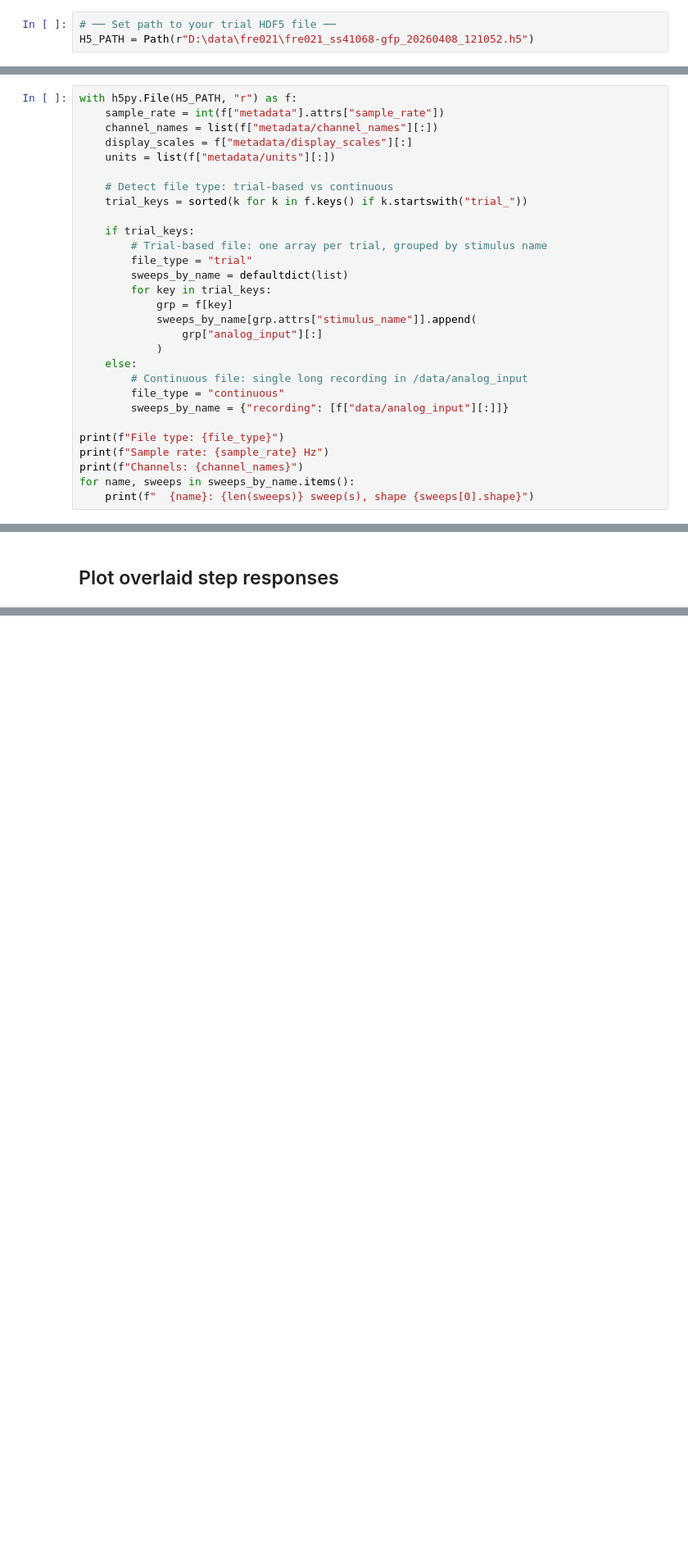
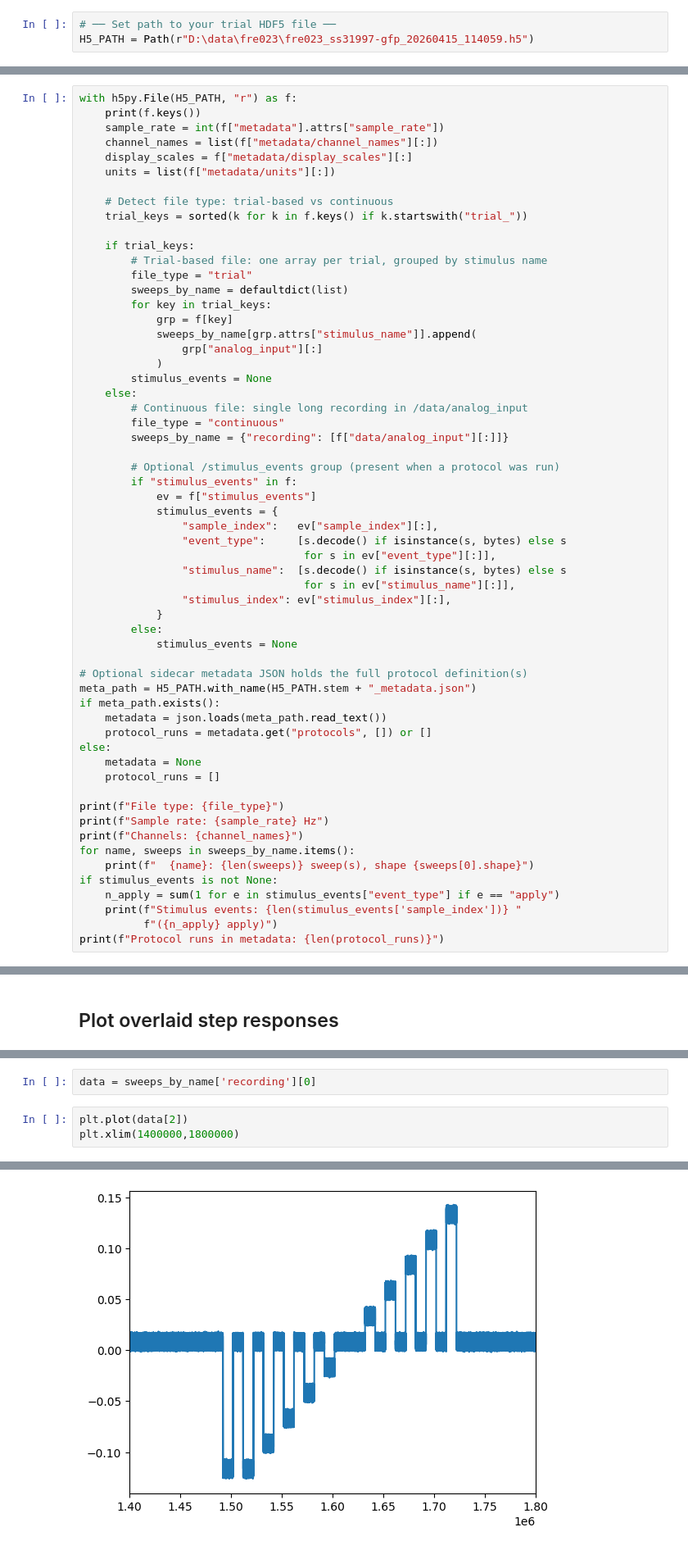
Before and after one commit to kylethieringer/ephys-acquisition, a Jupyter notebook: analysis/current_injection_steps.ipynb, the cells around one changed output, grey strips where cells are left out. Shown at 82% size. Saved outputs shown, nothing was run; the diff lists cells and outputs as text; blank space fills up the shorter version.

```diff
--- a/analysis/current_injection_steps.ipynb
+++ b/analysis/current_injection_steps.ipynb
@@ -23,12 +81,13 @@ if str(PROJECT_ROOT) not in sys.path:
 # %%
 # ── Set path to your trial HDF5 file ──
-H5_PATH = Path(r"D:\data\fre021\fre021_ss41068-gfp_20260408_121052.h5")
+H5_PATH = Path(r"D:\data\fre023\fre023_ss31997-gfp_20260415_114059.h5")
 # %% [markdown]
 ## Load data
 
 Works with both trial-based (`_trials.h5`) and continuous (`.h5`) recordings.
 # %%
 with h5py.File(H5_PATH, "r") as f:
+    print(f.keys())
     sample_rate = int(f["metadata"].attrs["sample_rate"])
     channel_names = list(f["metadata/channel_names"][:])
     display_scales = f["metadata/display_scales"][:]
@@ -46,14 +105,43 @@ with h5py.File(H5_PATH, "r") as f:
             sweeps_by_name[grp.attrs["stimulus_name"]].append(
                 grp["analog_input"][:]
             )
+        stimulus_events = None
     else:
         # Continuous file: single long recording in /data/analog_input
         file_type = "continuous"
         sweeps_by_name = {"recording": [f["data/analog_input"][:]]}
+
+        # Optional /stimulus_events group (present when a protocol was run)
+        if "stimulus_events" in f:
+            ev = f["stimulus_events"]
+            stimulus_events = {
+                "sample_index":   ev["sample_index"][:],
+                "event_type":     [s.decode() if isinstance(s, bytes) else s
+                                   for s in ev["event_type"][:]],
+                "stimulus_name":  [s.decode() if isinstance(s, bytes) else s
+                                   for s in ev["stimulus_name"][:]],
+                "stimulus_index": ev["stimulus_index"][:],
+            }
+        else:
+            stimulus_events = None
+
+# Optional sidecar metadata JSON holds the full protocol definition(s)
+meta_path = H5_PATH.with_name(H5_PATH.stem + "_metadata.json")
+if meta_path.exists():
+    metadata = json.loads(meta_path.read_text())
+    protocol_runs = metadata.get("protocols", []) or []
+else:
+    metadata = None
+    protocol_runs = []
 
 print(f"File type: {file_type}")
 print(f"Sample rate: {sample_rate} Hz")
 print(f"Channels: {channel_names}")
 for name, sweeps in sweeps_by_name.items():
     print(f"  {name}: {len(sweeps)} sweep(s), shape {sweeps[0].shape}")
+if stimulus_events is not None:
+    n_apply = sum(1 for e in stimulus_events["event_type"] if e == "apply")
+    print(f"Stimulus events: {len(stimulus_events['sample_index'])} "
+          f"({n_apply} apply)")
+print(f"Protocol runs in metadata: {len(protocol_runs)}")
 # %% [output]
@@ -329,0 +569,6 @@ plt.show()
+# %%
+data = sweeps_by_name['recording'][0]
+# %%
+plt.plot(data[2])
+plt.xlim(1400000,1800000)
+# %% [output]
@@ -329,0 +576 @@ plt.show()
+[figure, added]
```
Also changed, not shown: parts of 9 cells of this notebook, 3 other files.
